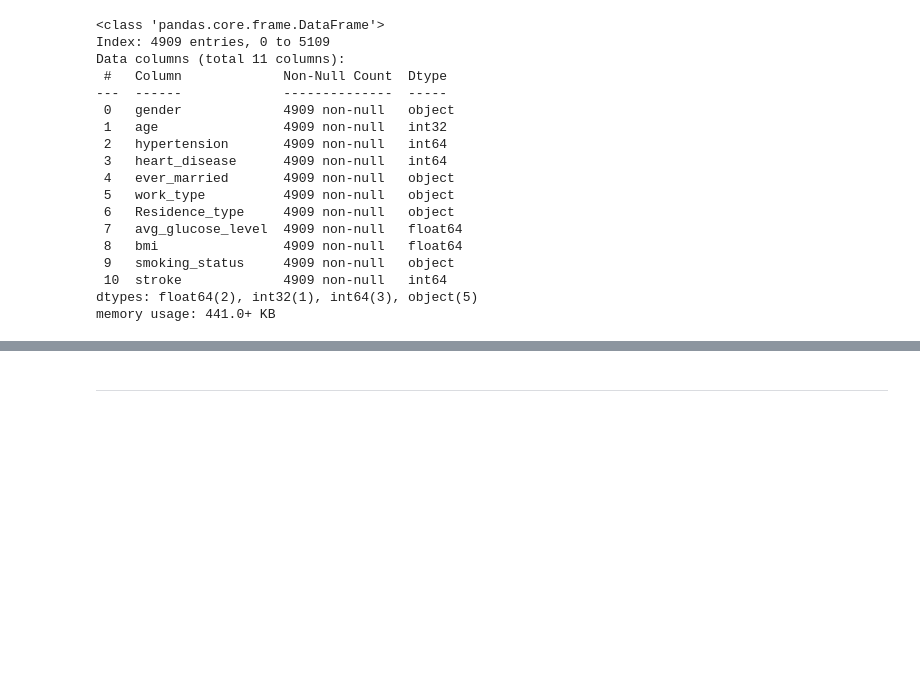
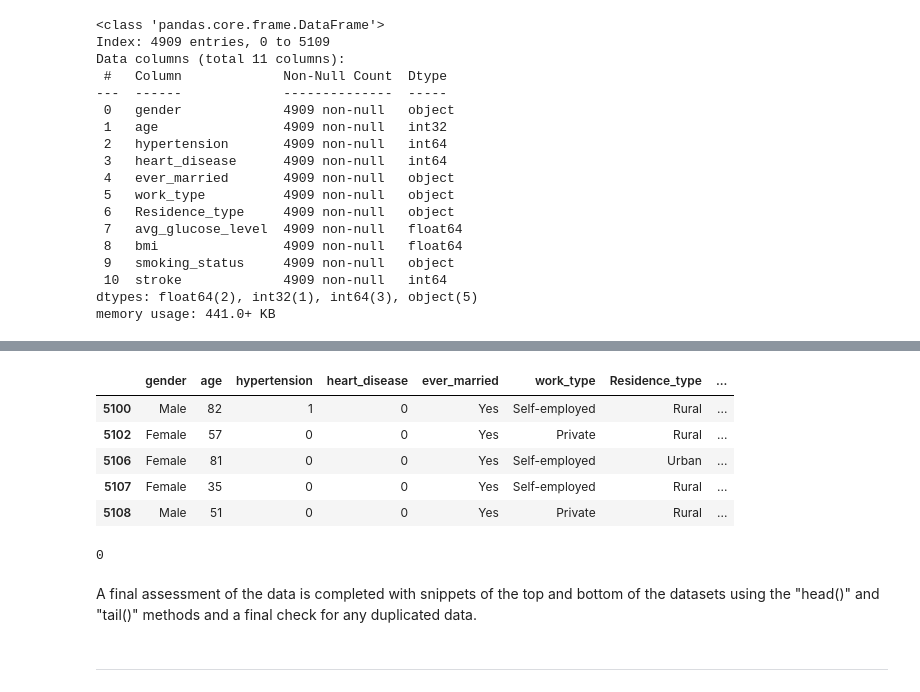
Before and after one commit to naqashb7/stroke_prediction_app, a Jupyter notebook: jupyter_notebooks/ETL.ipynb, the cells around one changed output, grey strips where cells are left out. Cells and saved outputs as stored; diff of their text form; code cells hidden in the pictures; blank space fills up the shorter version.

```diff
--- a/jupyter_notebooks/ETL.ipynb
+++ b/jupyter_notebooks/ETL.ipynb
@@ -189,3 +251,18 @@ memory usage: 441.0+ KB
+# %%
+stroke_dataset_df.tail()
+# %% [output]
+|  | gender | age | hypertension | heart_disease | ever_married | work_type | Residence_type | ... |
+| 5100 | Male | 82 | 1 | 0 | Yes | Self-employed | Rural | ... |
+| 5102 | Female | 57 | 0 | 0 | Yes | Private | Rural | ... |
+| 5106 | Female | 81 | 0 | 0 | Yes | Self-employed | Urban | ... |
+| 5107 | Female | 35 | 0 | 0 | Yes | Self-employed | Rural | ... |
+| 5108 | Male | 51 | 0 | 0 | Yes | Private | Rural | ... |
+# %%
+stroke_dataset_df.duplicated().sum()
+# %% [output]
+0
+# %% [markdown]
+A final assessment of the data is completed with snippets of the top and bottom of the datasets using the "head()" and "tail()" methods and a final check for any duplicated data.
 # %% [markdown]
 ---
 # %% [markdown]
```
Also changed, not shown: parts of 11 cells of this notebook, 1 other file.
